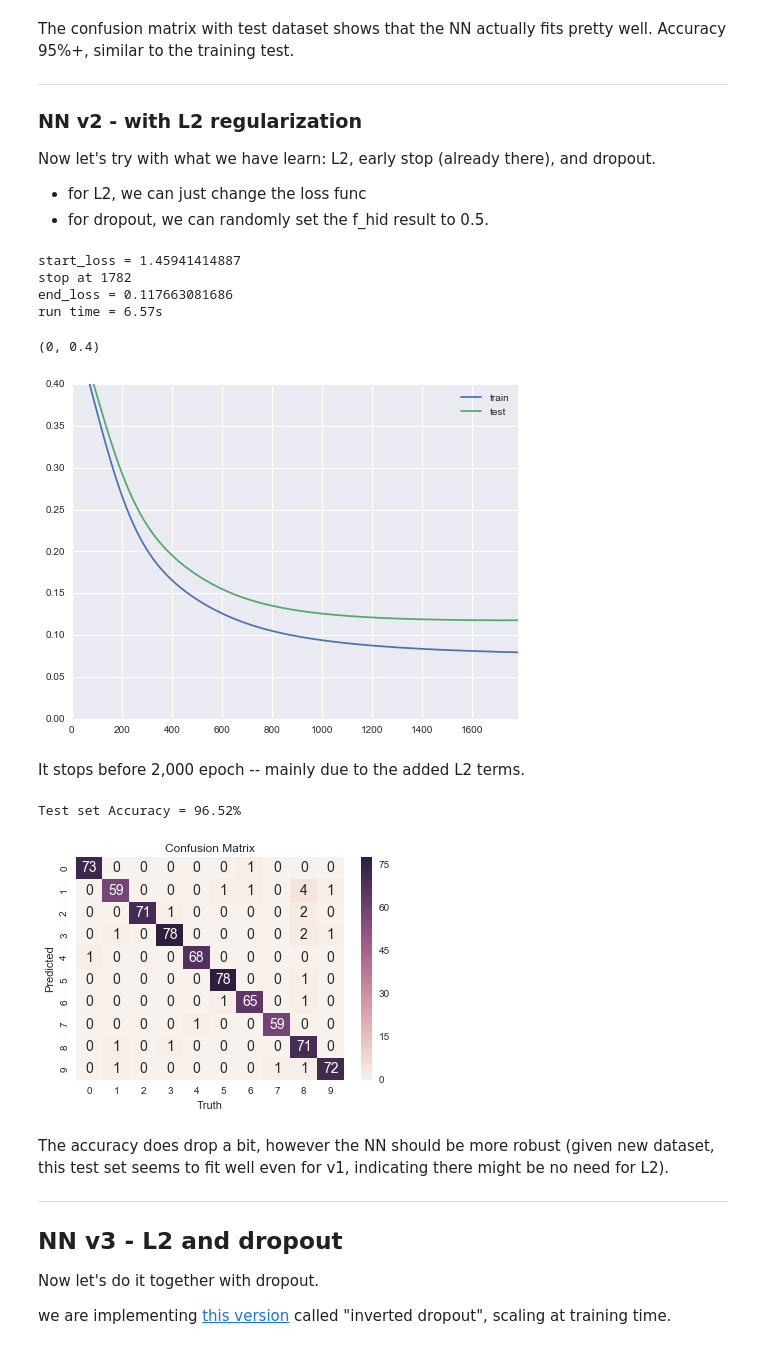
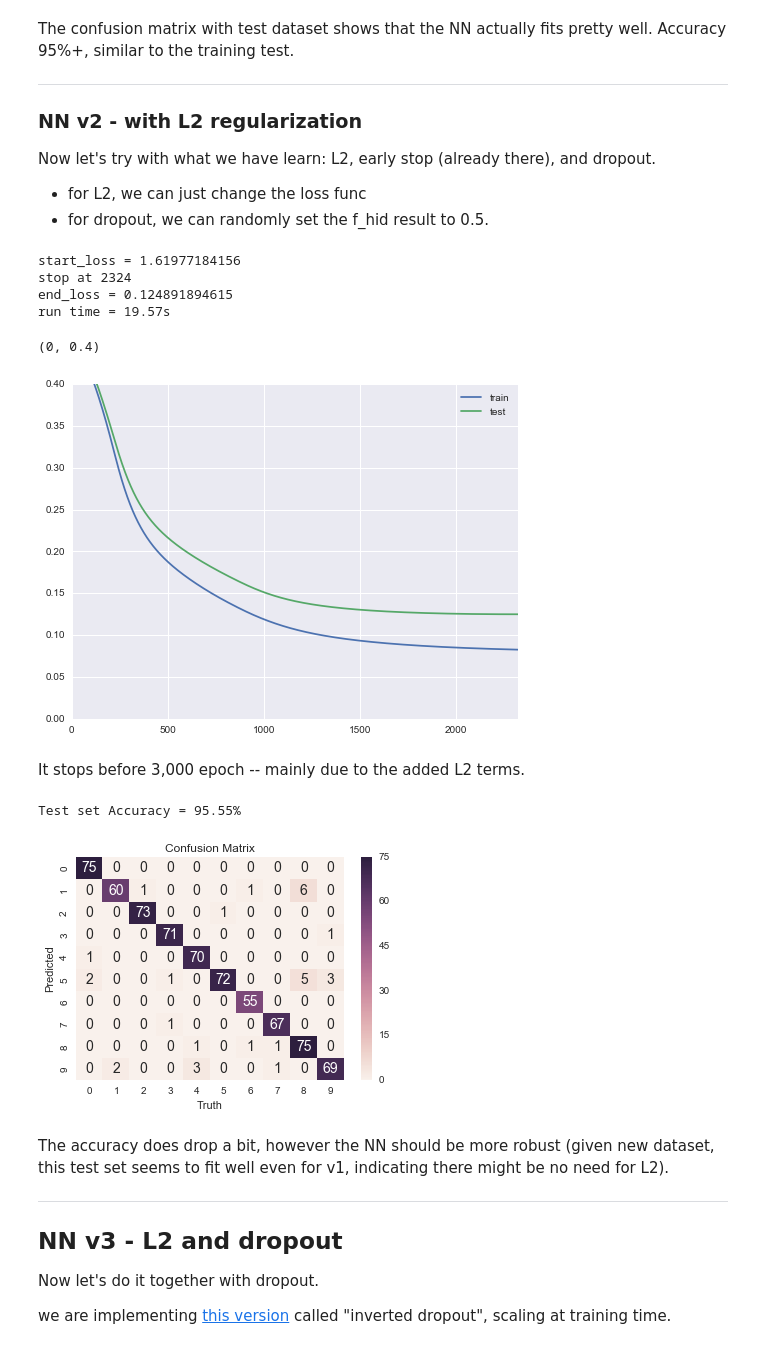
Before and after one commit to patrick-su/ml_algorithms_stepbystep, a Jupyter notebook: algo_example_NN_regularization.ipynb, the cells around one changed output. Saved outputs shown, nothing was run; the diff lists cells and outputs as text; code cells hidden in the pictures.

Commit message:
fixed regularization gradient for L2 term

```diff
--- a/algo_example_NN_regularization.ipynb
+++ b/algo_example_NN_regularization.ipynb
@@ -299,50 +299,50 @@ for i in range(0,max_epoch):
     delta_out = (f_out - Y_train)*(f_out)*(1-f_out) #element-wise operation
     wgrad_out = np.einsum('ki,kj->ij', delta_out, f_hid) #dot operation already sums it up
     w_out_bef = w_out.copy()
-    w_out[:,1:] = w_out[:,1:] -learning_rate*(wgrad_out)
+    w_out[:,1:] = (1-learning_rate*L2_scale_param/train_size)*w_out[:,1:] -learning_rate*(wgrad_out)
     w_out[:,0] = w_out[:,0] -learning_rate_bias*np.sum(delta_out,axis=0)*1.0
 
     #update the weights of hidden layer
     delta_hid = delta_out.dot(w_out_bef[:,1:])*(f_hid)*(1-f_hid) #dot then element-wise operation
     wgrad_hid = np.einsum('ki,kj->ij',delta_hid,Xb[:,1:])
-    w_hid[:,1:] = w_hid[:,1:] -learning_rate*wgrad_hid
+    w_hid[:,1:] = (1-learning_rate*L2_scale_param/train_size)*w_hid[:,1:] -learning_rate*wgrad_hid
     w_hid[:,0] = w_hid[:,0] -learning_rate_bias*np.sum(delta_hid,axis=0)*1.0
 
     #re-calculate loss
     f_hid, f_hid_b, f_out = calc_forward(w_hid,w_out,Xb)
     loss.append(loss_func_L2(Y_train,f_out,train_size,w_hid,w_out,L2_scale_param))
     f_hid_test, f_hid_b_test, f_out_test = calc_forward(w_hid,w_out,Xb_test)
     loss_test.append(loss_func_L2(Y_test,f_out_test,test_size,w_hid,w_out,L2_scale_param))
 
     #stopping criterion
     if (i>20) and ((loss_test[-11] - loss_test[-1]) < min_loss_criterion): #10th previous loss
         print 'stop at {}'.format(i)
         break
 
 print 'end_loss = {}'.format(loss_test[-1])
 print 'run time = {:.2f}s'.format(time.clock()-start_time)
 
 df_run = pd.DataFrame(data=np.array([loss,loss_test]).T,columns=['train','test'])
 df_run.plot()
 axes = plt.gca()
 axes.set_ylim([0,0.4])
 # %% [output]
-start_loss = 1.45941414887
-stop at 1782
-end_loss = 0.117663081686
-run time = 6.57s
+start_loss = 1.61977184156
+stop at 2324
+end_loss = 0.124891894615
+run time = 19.57s
 (0, 0.4)
-[figure, old version]
+[figure, new version]
 # %% [markdown]
-It stops before 2,000 epoch -- mainly due to the added L2 terms.
+It stops before 3,000 epoch -- mainly due to the added L2 terms.
 # %%
 #get the prediction to compare with target
 y_pred = np.argmax(f_out_test,axis=1)
 cm_mat = confusion_matrix(digits.target[test_ix],y_pred)
 show_confusion_matrix(cm_mat)
 # %% [output]
-Test set Accuracy = 96.52%
+Test set Accuracy = 95.55%
-[figure, old version]
+[figure, new version]
 # %% [markdown]
 The accuracy does drop a bit, however the NN should be more robust (given new dataset, this test set seems to fit well even for v1, indicating there might be no need for L2).
 
```
Also changed, not shown: parts of 8 cells of this notebook.
